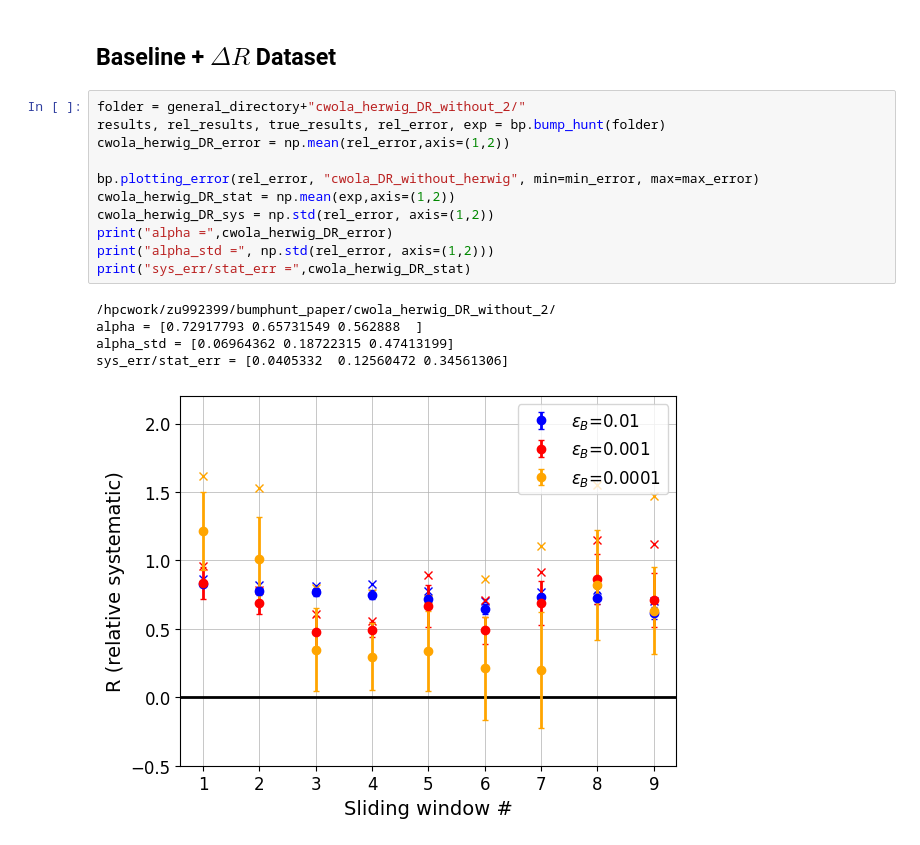
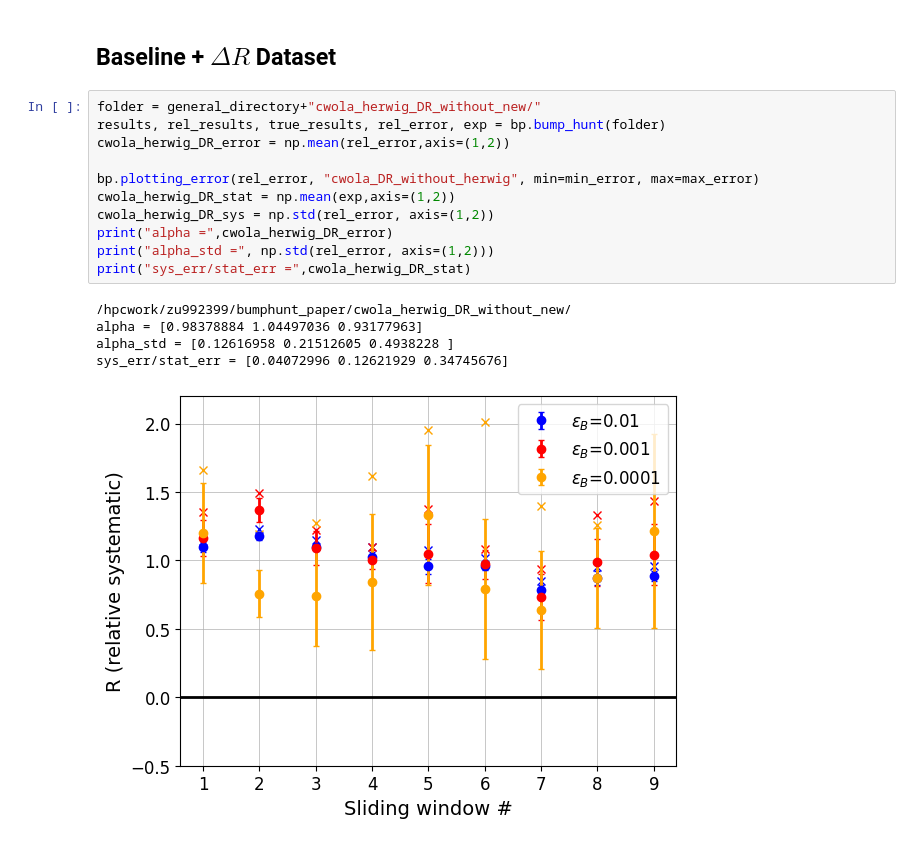
Before and after one commit to mariehein/bumphunt_paper, a Jupyter notebook: bumphunt_cwola.ipynb, the cells around one changed output. Cells and saved outputs as stored; diff of their text form.

```diff
--- a/bumphunt_cwola.ipynb
+++ b/bumphunt_cwola.ipynb
@@ -66,20 +66,20 @@ bp.plotting(rel_results, true_results, "cwola_norm_pythia_herwig", min=min_sig,
 # %% [markdown]
 ## Baseline + $\Delta R$ Dataset
 # %%
-folder = general_directory+"cwola_herwig_DR_without_2/"
+folder = general_directory+"cwola_herwig_DR_without_new/"
 results, rel_results, true_results, rel_error, exp = bp.bump_hunt(folder)
 cwola_herwig_DR_error = np.mean(rel_error,axis=(1,2))
 
 bp.plotting_error(rel_error, "cwola_DR_without_herwig", min=min_error, max=max_error)
 cwola_herwig_DR_stat = np.mean(exp,axis=(1,2))
 cwola_herwig_DR_sys = np.std(rel_error, axis=(1,2))
 print("alpha =",cwola_herwig_DR_error)
 print("alpha_std =", np.std(rel_error, axis=(1,2)))
 print("sys_err/stat_err =",cwola_herwig_DR_stat)
 # %% [output]
-/hpcwork/zu992399/bumphunt_paper/cwola_herwig_DR_without_2/
-alpha = [0.72917793 0.65731549 0.562888  ]
-alpha_std = [0.06964362 0.18722315 0.47413199]
-sys_err/stat_err = [0.0405332  0.12560472 0.34561306]
+/hpcwork/zu992399/bumphunt_paper/cwola_herwig_DR_without_new/
+alpha = [0.98378884 1.04497036 0.93177963]
+alpha_std = [0.12616958 0.21512605 0.4938228 ]
+sys_err/stat_err = [0.04072996 0.12621929 0.34745676]
-[figure, old version]
+[figure, new version]
 # %%
```
Also changed, not shown: parts of 2 cells of this notebook, 3 other files.
